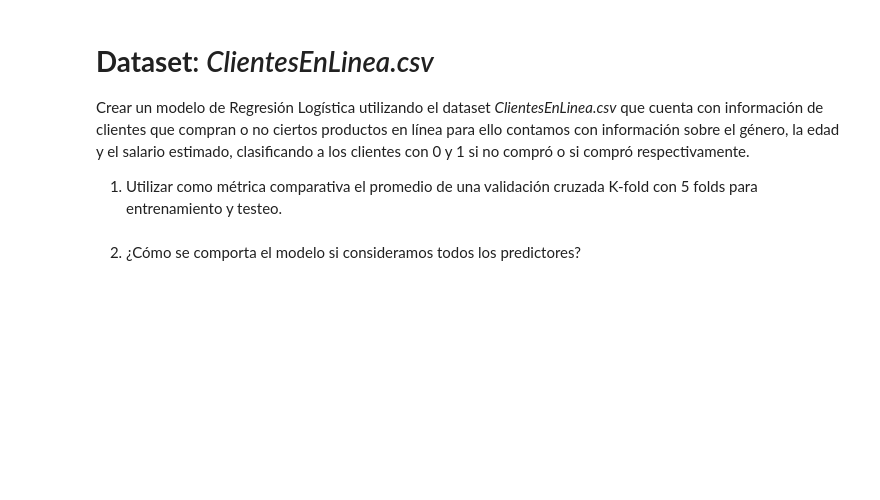
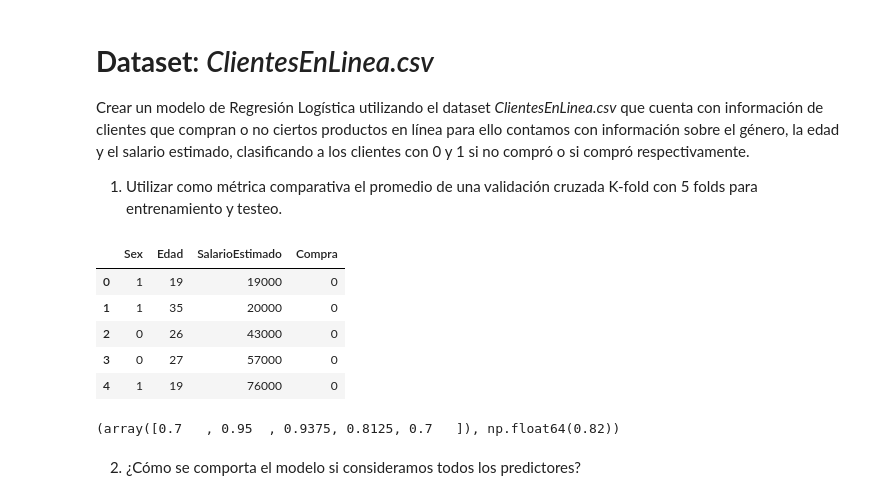
Before and after one commit to LeandroRodrigoMolina/IA_FCAD_2025_1er_Cuatri, a Jupyter notebook: U7/TP5_Aprendizaje.ipynb, the cells around one changed output. Drawn from its saved outputs; the diff is of its cells as text; code cells hidden in the pictures; blank space fills up the shorter version.

```diff
--- a/U7/TP5_Aprendizaje.ipynb
+++ b/U7/TP5_Aprendizaje.ipynb
@@ -316,2 +525,20 @@ Crear un modelo de Regresión Logística utilizando el dataset *ClientesEnLinea.
 # %%
 #incorporar el código correspondiente
+df_clientes = pd.read_csv("ClientesEnLinea.csv")
+# %%
+df_clientes_processed = df_clientes.copy()
+
+if 'ID' in df_clientes_processed.columns:
+    df_clientes_processed = df_clientes_processed.drop('ID', axis=1)
+
+le_sex = LabelEncoder()
+df_clientes_processed['Sex'] = le_sex.fit_transform(df_clientes_processed['Sex'])
+# %%
+df_clientes_processed.head()
+# %% [output]
+|  | Sex | Edad | SalarioEstimado | Compra |
+| 0 | 1 | 19 | 19000 | 0 |
+| 1 | 1 | 35 | 20000 | 0 |
+| 2 | 0 | 26 | 43000 | 0 |
+| 3 | 0 | 27 | 57000 | 0 |
+| 4 | 1 | 19 | 76000 | 0 |
@@ -318,3 +548,15 @@ Crear un modelo de Regresión Logística utilizando el dataset *ClientesEnLinea.
+# %%
+scaler_clientes = StandardScaler()
+X_clientes_all_scaled = scaler_clientes.fit_transform(X_clientes_all)
+
+logreg_clientes = LogisticRegression(random_state=42, max_iter=1000)
+
+cv_scores_all = cross_val_score(logreg_clientes, X_clientes_all_scaled, y_clientes,
+                                cv=5, scoring='accuracy')
+
+cv_scores_all, cv_scores_all.mean()
+# %% [output]
+(array([0.7   , 0.95  , 0.9375, 0.8125, 0.7   ]), np.float64(0.82))
 # %% [markdown]
 2. ¿Cómo se comporta el modelo si consideramos todos los predictores?
 # %% [markdown]
```
Also changed, not shown: parts of 40 cells of this notebook, 1 other file.
